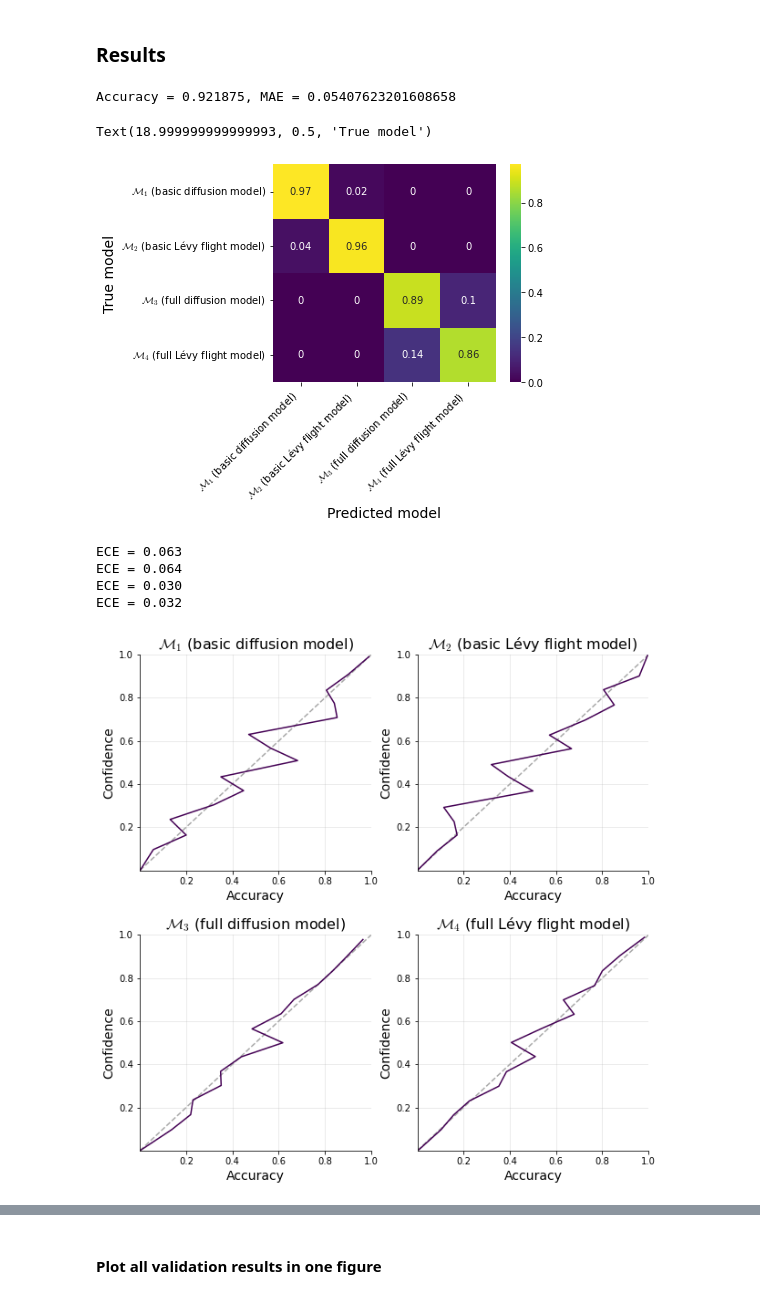
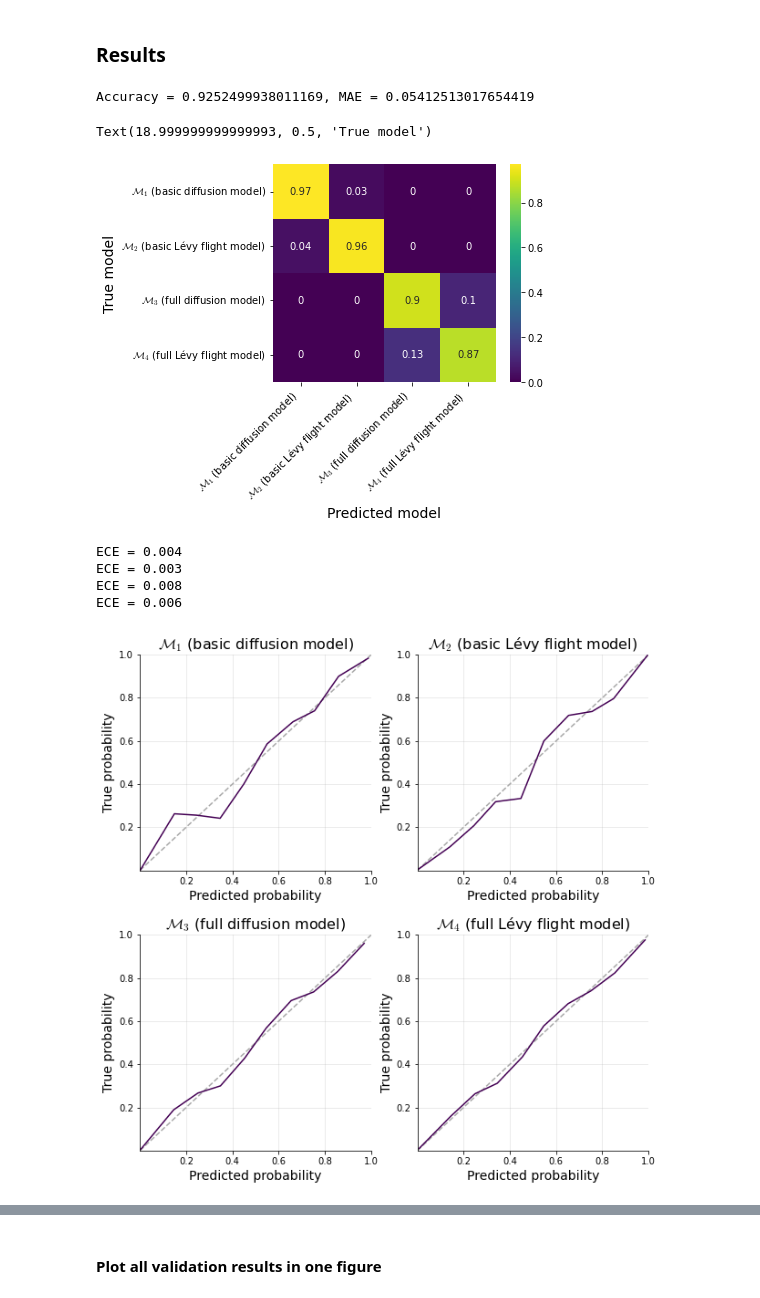
Before and after one commit to elseml/DeepHierarchicalModelComparison, a Jupyter notebook: notebooks/03_levy_flight_application/04_validate_networks.ipynb, the cells around one changed output, grey strips where cells are left out. Saved outputs shown, nothing was run; the diff lists cells and outputs as text; code cells hidden in the pictures.

Commit message:
adapt levy validation to new cal curves + ece

```diff
--- a/notebooks/03_levy_flight_application/04_validate_networks.ipynb
+++ b/notebooks/03_levy_flight_application/04_validate_networks.ipynb
@@ -95,7 +94,7 @@ export_predictions = False
 if export_predictions:
     local_timezone = datetime.now(timezone(timedelta(0))).astimezone().tzinfo
     filename = pd.Timestamp.today(tz=local_timezone).strftime('%Y_%m_%d___%H_%M_predictions_finetuned_900_robust')
-    val_folder = os.path.join(os.path.dirname(os.path.dirname(os.getcwd())),'data', 'Levy_flight_application')
+    val_folder = os.path.join(os.path.dirname(os.path.dirname(os.getcwd())),'data', '03_levy_flight_application')
 
     np.save(os.path.join(val_folder, filename), probs_900)
 # %%
@@ -103,8 +102,8 @@ if export_predictions:
 load_predictions = False
 
 if load_predictions:
-    val_folder = os.path.join(os.path.dirname(os.path.dirname(os.getcwd())),'data', 'Levy_flight_application')
-    filename = "2022_04_12___16_32_predictions_finetuned_900_robust.npy"
+    val_folder = os.path.join(os.path.dirname(os.path.dirname(os.getcwd())),'data', '03_levy_flight_application')
+    filename = "2022_12_16___16_05_predictions_finetuned_900_robust.npy"
     probs_900 = np.load(os.path.join(val_folder, filename))
 
     rounded_predictions_900 = tf.one_hot(tf.argmax(probs_900, axis=1), depth=4)
@@ -133,7 +132,7 @@ accuracy = tf.reduce_sum(tf.cast(rounded_predictions_flat_900 == true_models_fla
 mae = mean_absolute_error(val_indices_900, probs_900)
 print('Accuracy = {}, MAE = {}'.format(accuracy, mae))
 # %% [output]
-Accuracy = 0.921875, MAE = 0.05407623201608658
+Accuracy = 0.9252499938011169, MAE = 0.05412513017654419
 # %%
 # Confusion matrix
 
@@ -152,26 +151,26 @@ plt.ylabel('True model',fontsize=plotting_settings['fontsize_labels'])
 #plt.savefig('confusion_matrix.png', dpi=300, bbox_inches='tight')
 # %% [output]
 Text(18.999999999999993, 0.5, 'True model')
-[figure, old version]
+[figure, new version]
 # %%
 # Calibration curves
 fig, axarr = plt.subplots(2, 2, figsize=(10, 10))
 plt.subplots_adjust(hspace = .3)
 
 pos1 = [0,0,1,1]
 pos2 = [0,1,0,1]
 
 for m in range(4):
     m_true = val_indices_900[:, m]
     m_soft = probs_900[:, m]
-    plot_calibration_curve(m_true, m_soft, n_bins=15, ax=axarr[pos1[m], pos2[m]],
+    plot_calibration_curve(m_true, m_soft, n_bins=10, ax=axarr[pos1[m], pos2[m]],
                              title=labels[m], show_ece=False)
 
 # Save
 #plt.savefig('calibration_curves.png', dpi=300, bbox_inches='tight')
 # %% [output]
-ECE = 0.063
-ECE = 0.064
-ECE = 0.030
-ECE = 0.032
+ECE = 0.004
+ECE = 0.003
+ECE = 0.008
+ECE = 0.006
-[figure, old version]
+[figure, new version]
```
Also changed, not shown: parts of 5 cells of this notebook.
